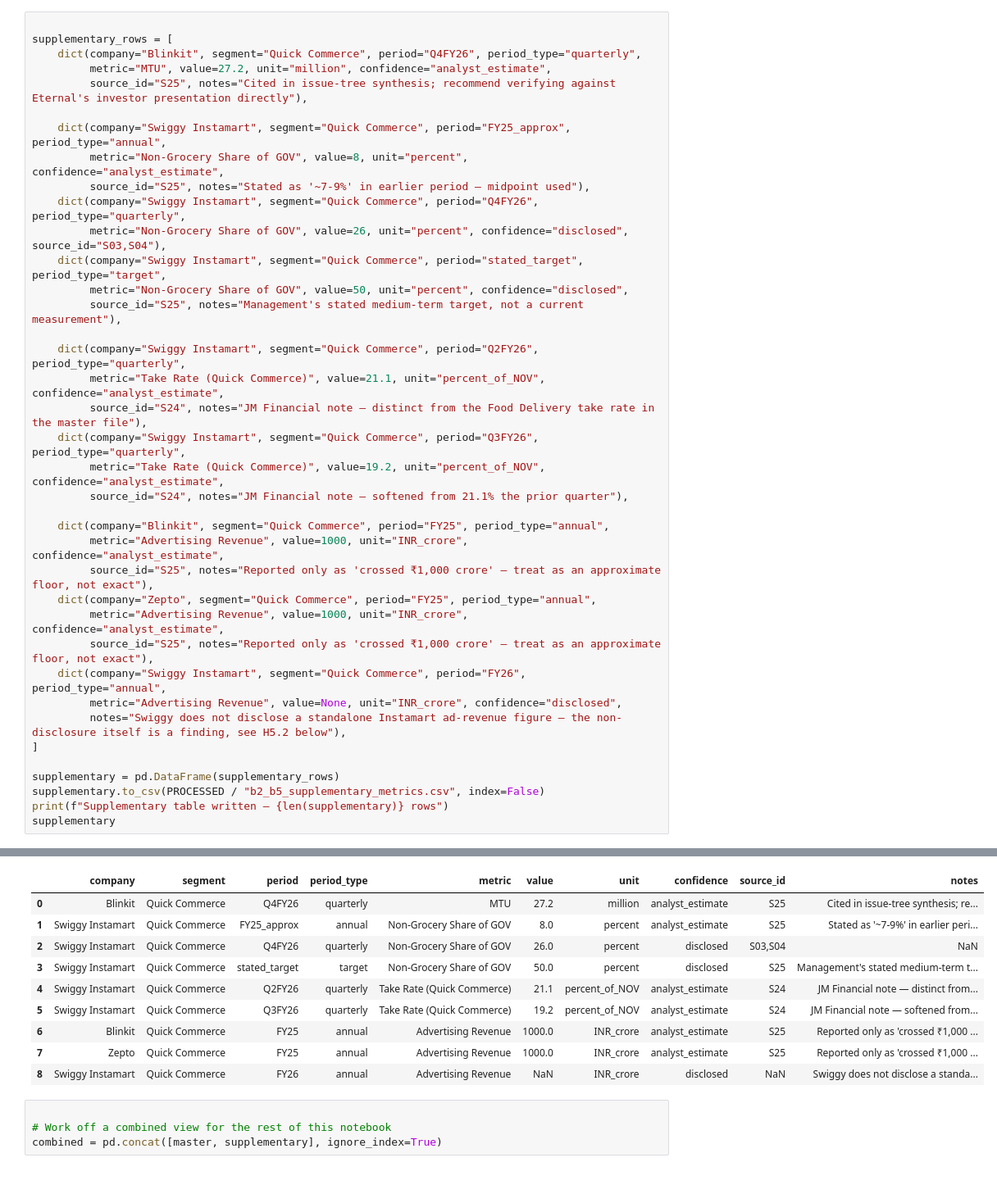
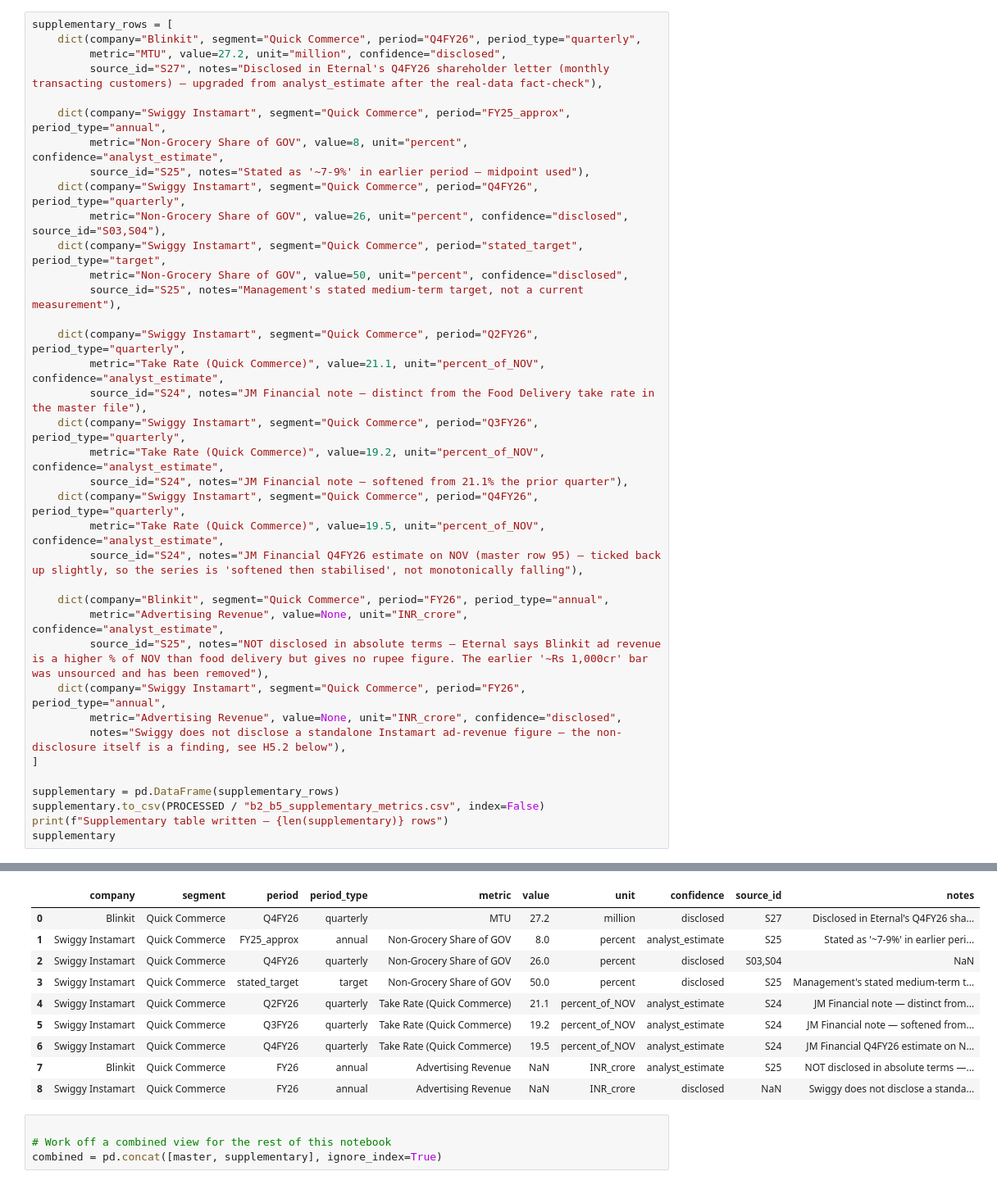
Before and after one commit to addy9051/swiggy-instamart-casestudy, a Jupyter notebook: notebooks/03_customer_behavior_monetization.ipynb, the cells around one changed output, grey strips where cells are left out. Shown at 82% size. Drawn from its saved outputs; the diff is of its cells as text.

```diff
--- a/notebooks/03_customer_behavior_monetization.ipynb
+++ b/notebooks/03_customer_behavior_monetization.ipynb
@@ -59,54 +59,53 @@ editing the master file (which the case study already has saved and referenced
 elsewhere), they're added here as a small branch-specific supplementary table, saved
 alongside the master file with clear sourcing.
 # %%
-
 supplementary_rows = [
     dict(company="Blinkit", segment="Quick Commerce", period="Q4FY26", period_type="quarterly",
-         metric="MTU", value=27.2, unit="million", confidence="analyst_estimate",
-         source_id="S25", notes="Cited in issue-tree synthesis; recommend verifying against Eternal's investor presentation directly"),
+         metric="MTU", value=27.2, unit="million", confidence="disclosed",
+         source_id="S27", notes="Disclosed in Eternal's Q4FY26 shareholder letter (monthly transacting customers) — upgraded from analyst_estimate after the real-data fact-check"),
 
     dict(company="Swiggy Instamart", segment="Quick Commerce", period="FY25_approx", period_type="annual",
          metric="Non-Grocery Share of GOV", value=8, unit="percent", confidence="analyst_estimate",
          source_id="S25", notes="Stated as '~7-9%' in earlier period — midpoint used"),
     dict(company="Swiggy Instamart", segment="Quick Commerce", period="Q4FY26", period_type="quarterly",
          metric="Non-Grocery Share of GOV", value=26, unit="percent", confidence="disclosed", source_id="S03,S04"),
     dict(company="Swiggy Instamart", segment="Quick Commerce", period="stated_target", period_type="target",
          metric="Non-Grocery Share of GOV", value=50, unit="percent", confidence="disclosed",
          source_id="S25", notes="Management's stated medium-term target, not a current measurement"),
 
     dict(company="Swiggy Instamart", segment="Quick Commerce", period="Q2FY26", period_type="quarterly",
          metric="Take Rate (Quick Commerce)", value=21.1, unit="percent_of_NOV", confidence="analyst_estimate",
          source_id="S24", notes="JM Financial note — distinct from the Food Delivery take rate in the master file"),
     dict(company="Swiggy Instamart", segment="Quick Commerce", period="Q3FY26", period_type="quarterly",
          metric="Take Rate (Quick Commerce)", value=19.2, unit="percent_of_NOV", confidence="analyst_estimate",
          source_id="S24", notes="JM Financial note — softened from 21.1% the prior quarter"),
+    dict(company="Swiggy Instamart", segment="Quick Commerce", period="Q4FY26", period_type="quarterly",
+         metric="Take Rate (Quick Commerce)", value=19.5, unit="percent_of_NOV", confidence="analyst_estimate",
+         source_id="S24", notes="JM Financial Q4FY26 estimate on NOV (master row 95) — ticked back up slightly, so the series is 'softened then stabilised', not monotonically falling"),
 
-    dict(company="Blinkit", segment="Quick Commerce", period="FY25", period_type="annual",
-         metric="Advertising Revenue", value=1000, unit="INR_crore", confidence="analyst_estimate",
-         source_id="S25", notes="Reported only as 'crossed ₹1,000 crore' — treat as an approximate floor, not exact"),
-    dict(company="Zepto", segment="Quick Commerce", period="FY25", period_type="annual",
-         metric="Advertising Revenue", value=1000, unit="INR_crore", confidence="analyst_estimate",
-         source_id="S25", notes="Reported only as 'crossed ₹1,000 crore' — treat as an approximate floor, not exact"),
+    dict(company="Blinkit", segment="Quick Commerce", period="FY26", period_type="annual",
+         metric="Advertising Revenue", value=None, unit="INR_crore", confidence="analyst_estimate",
+         source_id="S25", notes="NOT disclosed in absolute terms — Eternal says Blinkit ad revenue is a higher % of NOV than food delivery but gives no rupee figure. The earlier '~Rs 1,000cr' bar was unsourced and has been removed"),
     dict(company="Swiggy Instamart", segment="Quick Commerce", period="FY26", period_type="annual",
          metric="Advertising Revenue", value=None, unit="INR_crore", confidence="disclosed",
          notes="Swiggy does not disclose a standalone Instamart ad-revenue figure — the non-disclosure itself is a finding, see H5.2 below"),
 ]
 
 supplementary = pd.DataFrame(supplementary_rows)
 supplementary.to_csv(PROCESSED / "b2_b5_supplementary_metrics.csv", index=False)
 print(f"Supplementary table written — {len(supplementary)} rows")
 supplementary
 # %% [output]
 Supplementary table written — 9 rows
 |  | company | segment | period | period_type | metric | value | unit | confidence | source_id | notes |
-| 0 | Blinkit | Quick Commerce | Q4FY26 | quarterly | MTU | 27.2 | million | analyst_estimate | S25 | Cited in issue-tree synthesis; re... |
+| 0 | Blinkit | Quick Commerce | Q4FY26 | quarterly | MTU | 27.2 | million | disclosed | S27 | Disclosed in Eternal's Q4FY26 sha... |
 | 1 | Swiggy Instamart | Quick Commerce | FY25_approx | annual | Non-Grocery Share of GOV | 8.0 | percent | analyst_estimate | S25 | Stated as '~7-9%' in earlier peri... |
 | 2 | Swiggy Instamart | Quick Commerce | Q4FY26 | quarterly | Non-Grocery Share of GOV | 26.0 | percent | disclosed | S03,S04 | NaN |
 | 3 | Swiggy Instamart | Quick Commerce | stated_target | target | Non-Grocery Share of GOV | 50.0 | percent | disclosed | S25 | Management's stated medium-term t... |
 | 4 | Swiggy Instamart | Quick Commerce | Q2FY26 | quarterly | Take Rate (Quick Commerce) | 21.1 | percent_of_NOV | analyst_estimate | S24 | JM Financial note — distinct from... |
 | 5 | Swiggy Instamart | Quick Commerce | Q3FY26 | quarterly | Take Rate (Quick Commerce) | 19.2 | percent_of_NOV | analyst_estimate | S24 | JM Financial note — softened from... |
-| 6 | Blinkit | Quick Commerce | FY25 | annual | Advertising Revenue | 1000.0 | INR_crore | analyst_estimate | S25 | Reported only as 'crossed ₹1,000 ... |
-| 7 | Zepto | Quick Commerce | FY25 | annual | Advertising Revenue | 1000.0 | INR_crore | analyst_estimate | S25 | Reported only as 'crossed ₹1,000 ... |
+| 6 | Swiggy Instamart | Quick Commerce | Q4FY26 | quarterly | Take Rate (Quick Commerce) | 19.5 | percent_of_NOV | analyst_estimate | S24 | JM Financial Q4FY26 estimate on N... |
+| 7 | Blinkit | Quick Commerce | FY26 | annual | Advertising Revenue | NaN | INR_crore | analyst_estimate | S25 | NOT disclosed in absolute terms —... |
 | 8 | Swiggy Instamart | Quick Commerce | FY26 | annual | Advertising Revenue | NaN | INR_crore | disclosed | NaN | Swiggy does not disclose a standa... |
 # %%
 
```
Also changed, not shown: parts of 8 cells of this notebook, 40 other files.
